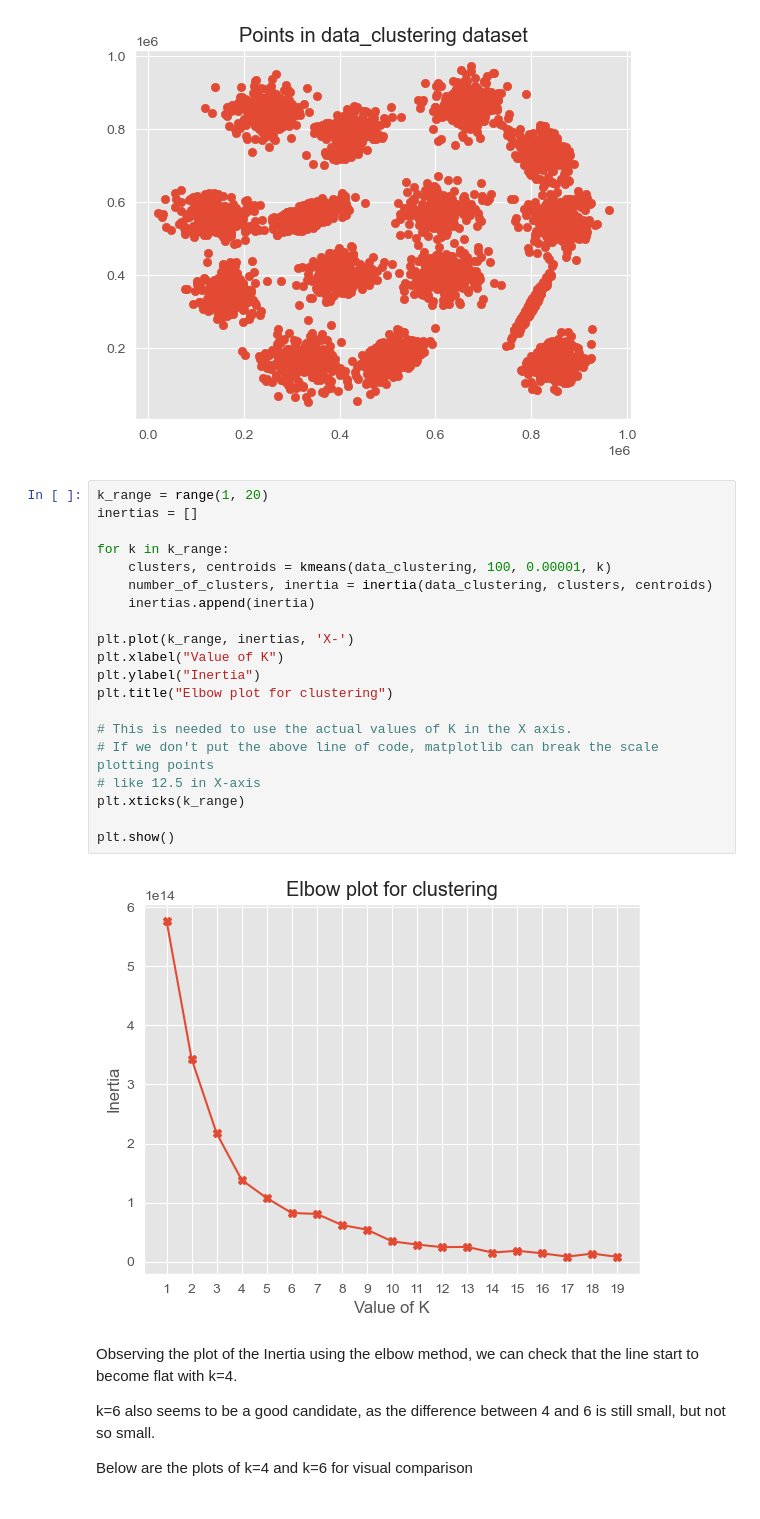
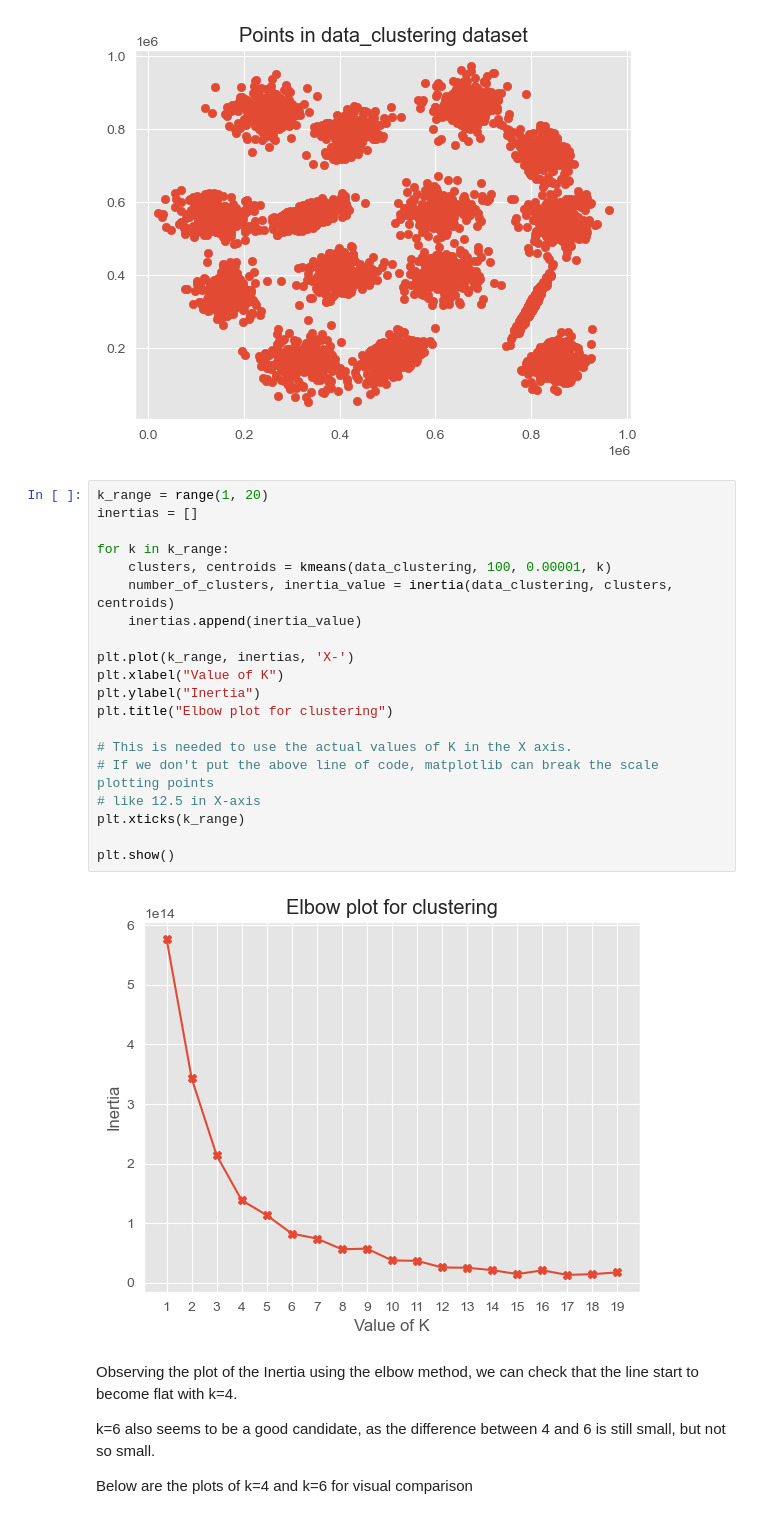
Before and after one commit to carlos-rodrigues75/MDSAA-NOVA-IMS, a Jupyter notebook: programming_for_data_science/assignments/3/HW3-2023.ipynb, the cells around one changed output. Cells and saved outputs as stored; diff of their text form.

```diff
--- a/programming_for_data_science/assignments/3/HW3-2023.ipynb
+++ b/programming_for_data_science/assignments/3/HW3-2023.ipynb
@@ -397,25 +403,25 @@ plt.show()
 # %%
 k_range = range(1, 20)
 inertias = []
 
 for k in k_range:
     clusters, centroids = kmeans(data_clustering, 100, 0.00001, k)
-    number_of_clusters, inertia = inertia(data_clustering, clusters, centroids)
-    inertias.append(inertia)
+    number_of_clusters, inertia_value = inertia(data_clustering, clusters, centroids)
+    inertias.append(inertia_value)
 
 plt.plot(k_range, inertias, 'X-')
 plt.xlabel("Value of K")
 plt.ylabel("Inertia")
 plt.title("Elbow plot for clustering")
 
 # This is needed to use the actual values of K in the X axis.
 # If we don't put the above line of code, matplotlib can break the scale plotting points
 # like 12.5 in X-axis
 plt.xticks(k_range)
 
 plt.show()
 # %% [output]
-[figure, old version]
+[figure, new version]
 # %% [markdown]
 Observing the plot of the Inertia using the elbow method, we can check that the line start to become flat with k=4.
 
```
Also changed, not shown: parts of 5 cells of this notebook.
